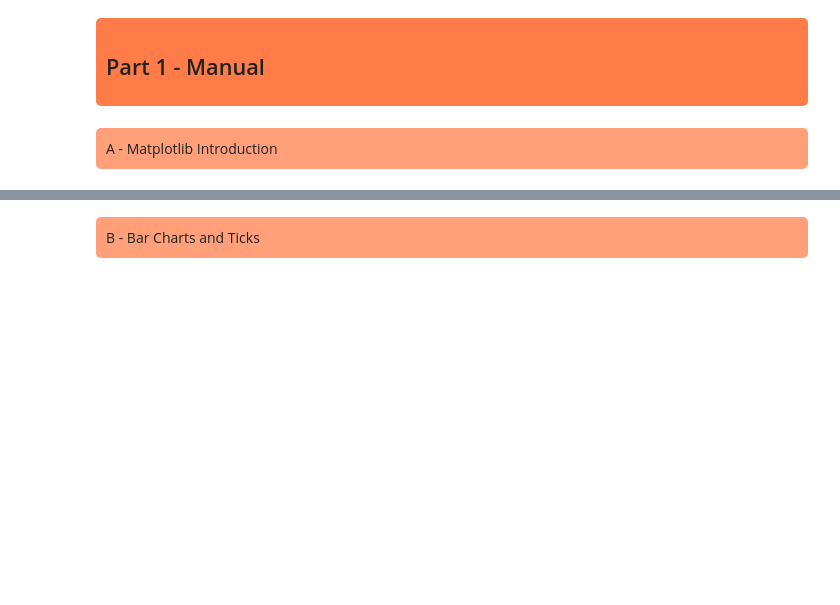
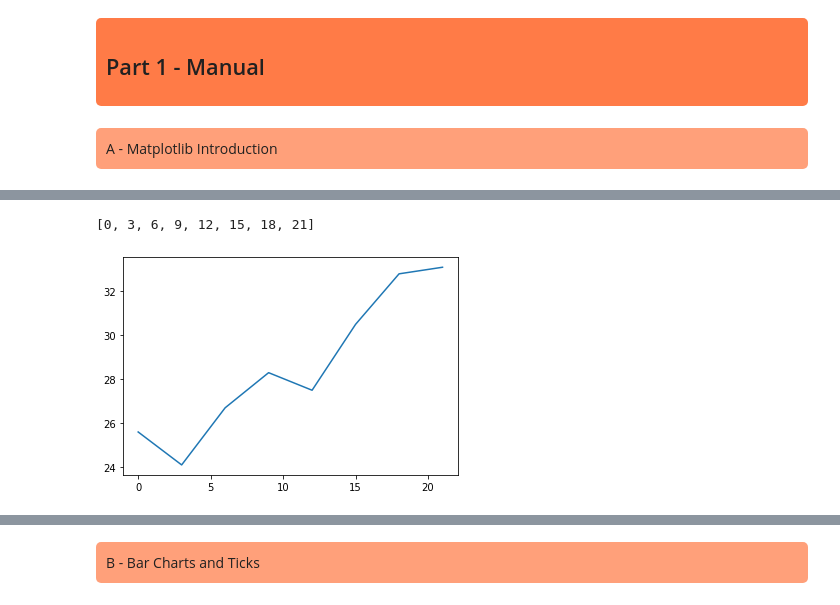
Before and after one commit to thaiv28/CS-14115_SS22, a Jupyter notebook: session_03/template/Session_03_notebook_student.ipynb, the cells around one changed output, grey strips where cells are left out. Cells and saved outputs as stored; diff of their text form; code cells hidden in the pictures; blank space fills up the shorter version.

```diff
--- a/session_03/template/Session_03_notebook_student.ipynb
+++ b/session_03/template/Session_03_notebook_student.ipynb
@@ -21,0 +26,11 @@ A - Matplotlib Introduction
+# %%
+# your code here
+days = list(range(0,22,3))
+print(days)
+
+celsius_values = [25.6, 24.1, 26.7, 28.3, 27.5, 30.5, 32.8, 33.1]
+plt.plot(days, celsius_values)
+plt.show()
+# %% [output]
+[0, 3, 6, 9, 12, 15, 18, 21]
+[figure, added]
```
Also changed, not shown: parts of 16 cells of this notebook, 4 other files.
